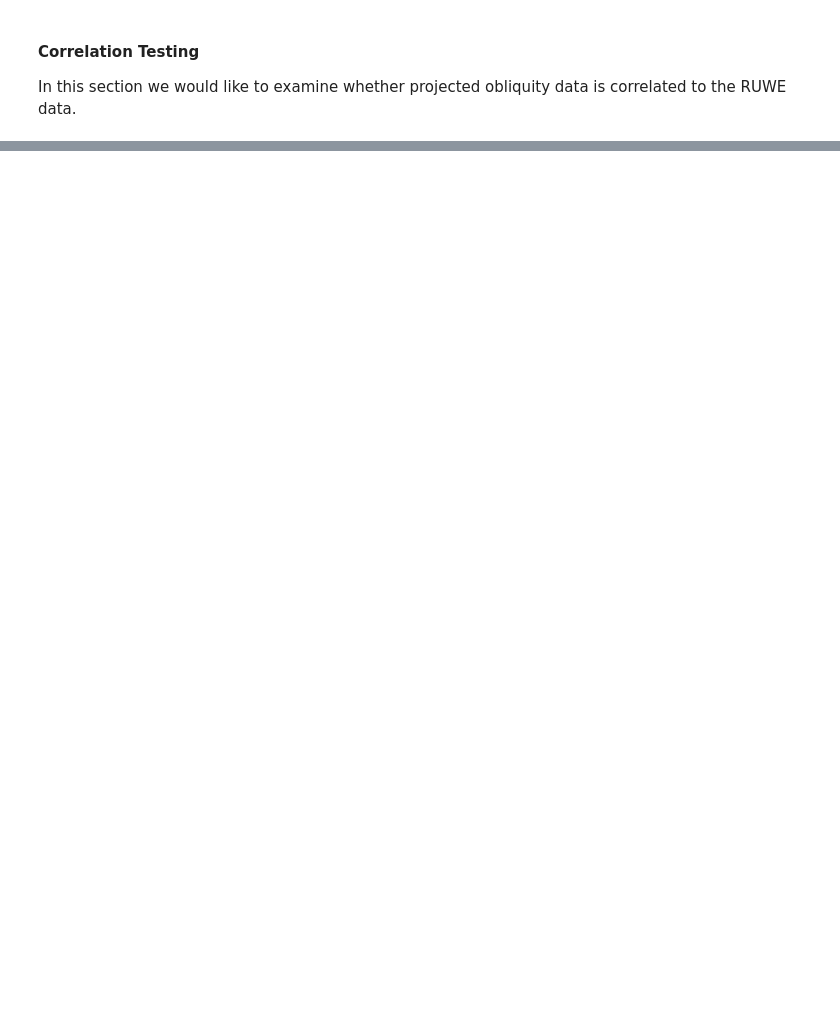
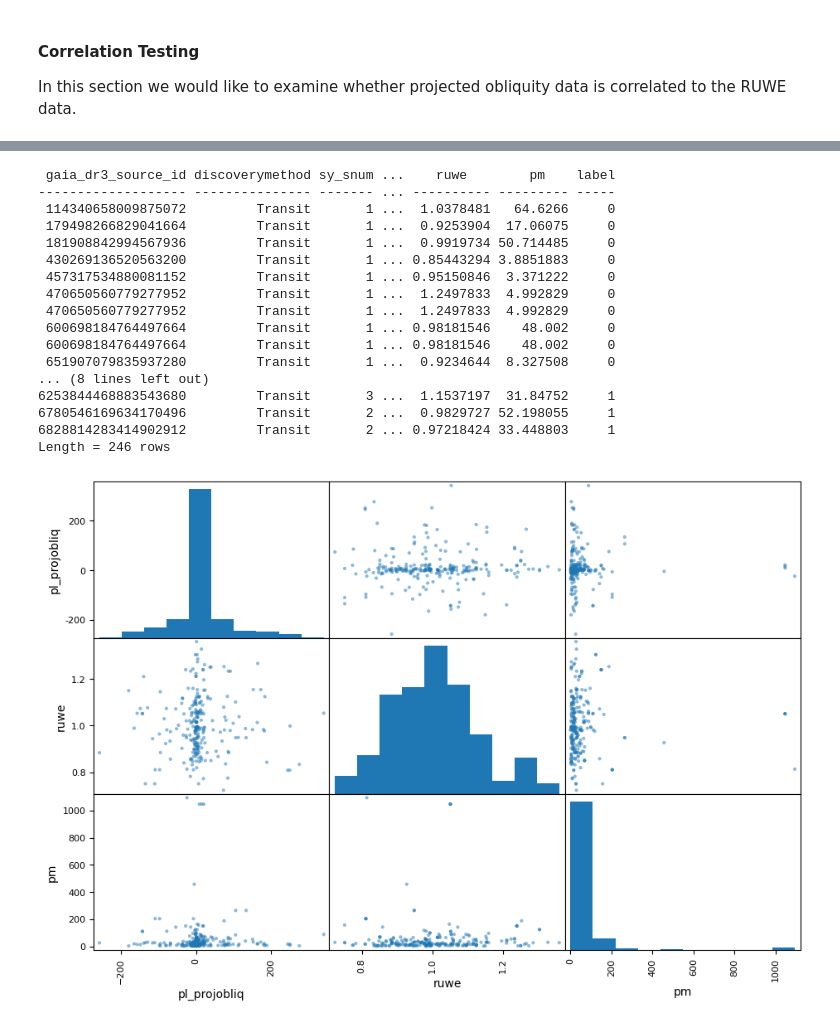
Before and after one commit to baryan/ASTR154-ProjectedObliquity, a Jupyter notebook: src/hypothesis_testing.ipynb, the cells around one changed output, grey strips where cells are left out. Saved outputs shown, nothing was run; the diff lists cells and outputs as text; code cells hidden in the pictures; blank space fills up the shorter version.

```diff
--- a/src/hypothesis_testing.ipynb
+++ b/src/hypothesis_testing.ipynb
@@ -634,0 +693,40 @@ plt.plot(bin_fit_ruwe['ruwe'], bin_fit_ruwe['pl_projobliq'], '.')
+# %%
+fig_w = 11
+fig_h = fig_w * 6 / 9
+
+# feature_list = ['sy_snum', 'pl_projobliq', 'ruwe']
+feature_list = ['pl_projobliq', 'ruwe', 'pm']
+# pd_dataset = all_proj_obliq[feature_list].to_pandas()
+
+# Create a label column labeling data based on whether a system is single
+# or non-single
+label = np.ones_like(all_proj_obliq['sy_snum'])
+label[all_proj_obliq['sy_snum'] == 1] = 0
+all_proj_obliq.add_column(table.Column(label, name='label'))
+
+# Include only data with RUWE < 1.4
+train_data = all_proj_obliq[all_proj_obliq['ruwe'] < 1.4]
+
+train_data.pprint()
+
+pd_dataset = train_data[feature_list].to_pandas()
+pd.plotting.scatter_matrix(pd_dataset, figsize=[fig_w, fig_h]);
+# %% [output]
+ gaia_dr3_source_id discoverymethod sy_snum ...    ruwe        pm    label
+------------------- --------------- ------- ... ---------- --------- -----
+ 114340658009875072         Transit       1 ...  1.0378481   64.6266     0
+ 179498266829041664         Transit       1 ...  0.9253904  17.06075     0
+ 181908842994567936         Transit       1 ...  0.9919734 50.714485     0
+ 430269136520563200         Transit       1 ... 0.85443294 3.8851883     0
+ 457317534880081152         Transit       1 ... 0.95150846  3.371222     0
+ 470650560779277952         Transit       1 ...  1.2497833  4.992829     0
+ 470650560779277952         Transit       1 ...  1.2497833  4.992829     0
+ 600698184764497664         Transit       1 ... 0.98181546    48.002     0
+ 600698184764497664         Transit       1 ... 0.98181546    48.002     0
+ 651907079835937280         Transit       1 ...  0.9234644  8.327508     0
+... (8 lines left out)
+6253844468883543680         Transit       3 ...  1.1537197  31.84752     1
+6780546169634170496         Transit       2 ...  0.9829727 52.198055     1
+6828814283414902912         Transit       2 ... 0.97218424 33.448803     1
+Length = 246 rows
+[figure, added]
```
Also changed, not shown: parts of 19 cells of this notebook.
